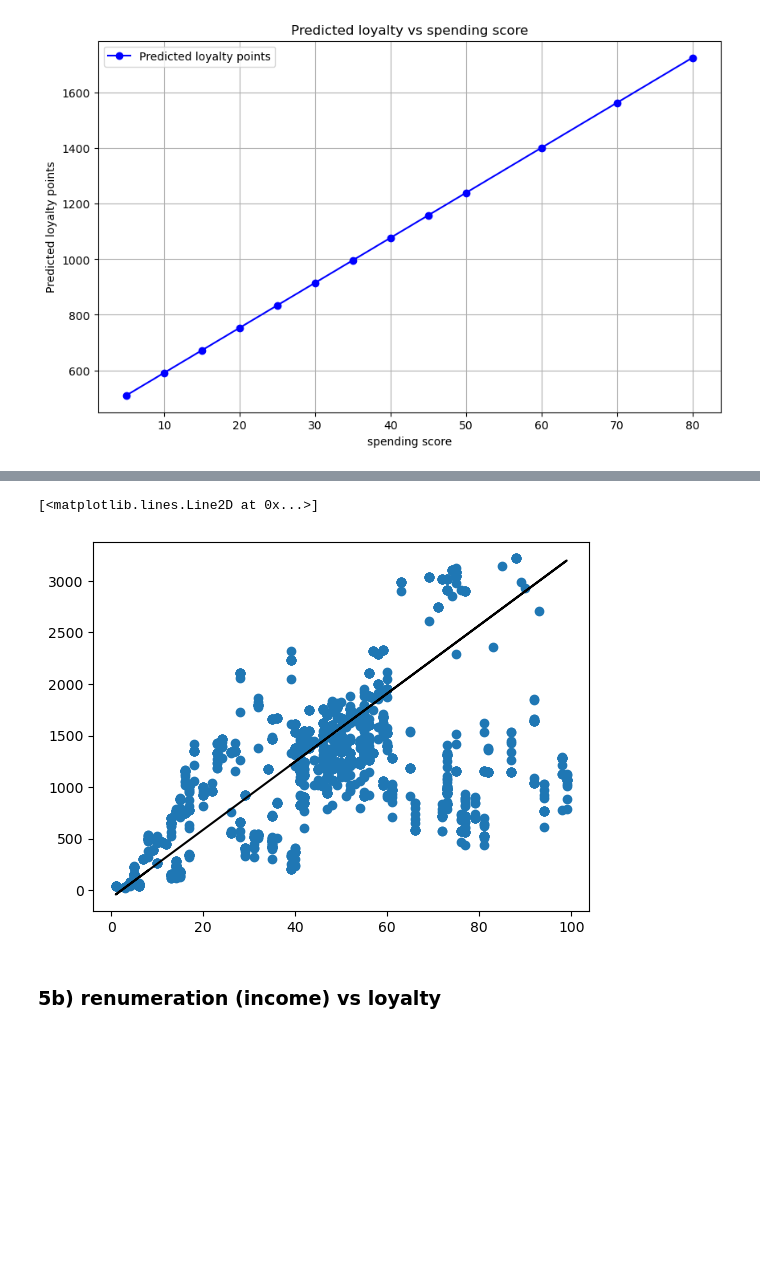
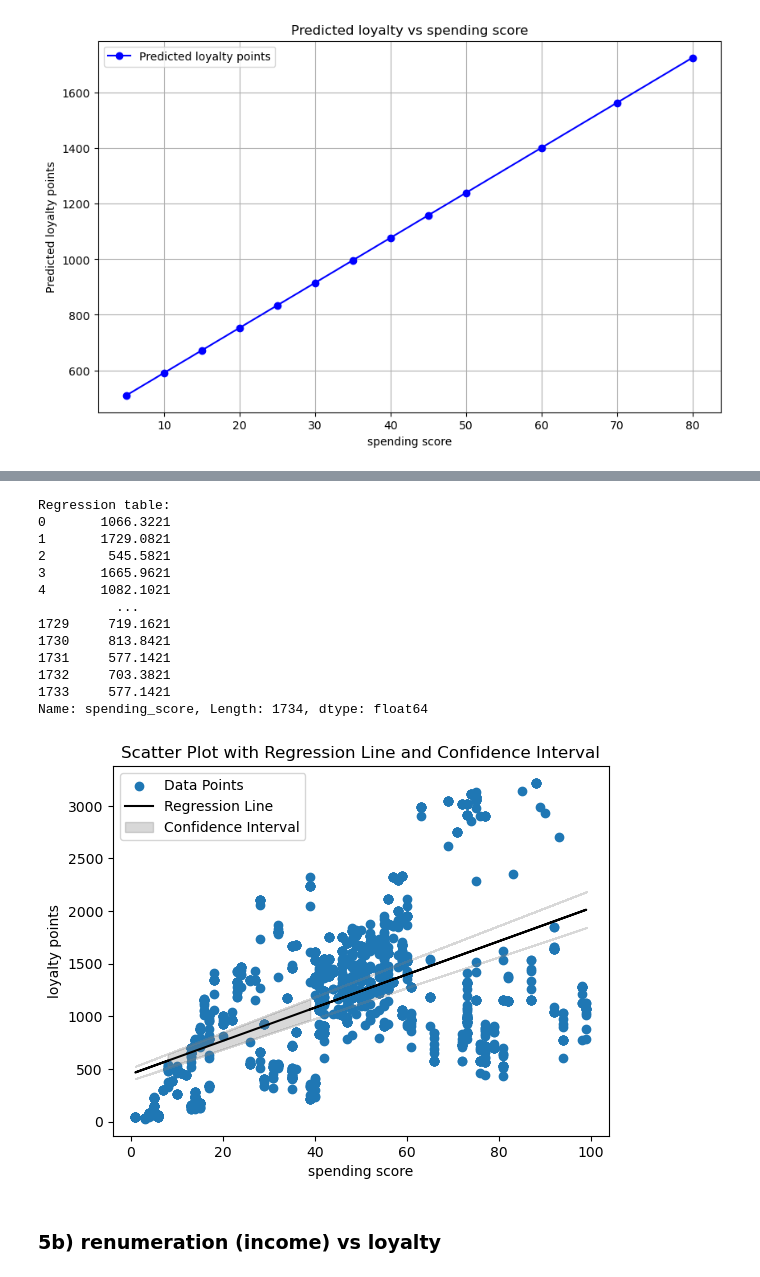
Before and after one commit to beata-faitli/Turtle-Games, a Jupyter notebook: Faitli_Beata_DA301_Assignment_Notebook.ipynb, the cells around one changed output, grey strips where cells are left out. Cells and saved outputs as stored; diff of their text form; code cells hidden in the pictures; blank space fills up the shorter version.

```diff
--- a/Faitli_Beata_DA301_Assignment_Notebook.ipynb
+++ b/Faitli_Beata_DA301_Assignment_Notebook.ipynb
@@ -758,13 +735,60 @@ print(regression_df1)
-# %%
-# Plot the graph with a regression line.
-# Plot the data points.
-plt.scatter(x, y)
-
-# Plot the line.
-plt.plot(x, regression_table, color='black')
-# %% [output]
-[<matplotlib.lines.Line2D at 0x...>]
-[figure, removed]
+# %%
+# using the OLS values create the OLS model manually with confidence intervals
+x1 = reviews['spending_score']
+y = reviews['loyalty_points']
+
+# Manually set the regression coefficients from the OLS output
+intercept = 450.9021
+slope = 15.7800
+intercept25 = 393.421
+intercept95 = 508.384
+
+# Manually set the confidence intervals for the slope
+slope_lower = 14.644
+slope_upper = 16.916
+
+# Generate predicted values using the regression equation and print the regression table
+predicted_y = intercept + slope * x1
+print('Regression table: ')
+print(predicted_y)
+
+# Calculate the confidence interval bounds for the regression line
+# Using the lower and upper confidence bounds for the slope
+lower_bound = intercept25 + slope_lower * x1
+upper_bound = intercept95 + slope_upper * x1
+
+# Plot the data points (scatter plot)
+plt.scatter(x1, y, label='Data Points')
+
+# Plot the regression line
+plt.plot(x1, predicted_y, color='black', label='Regression Line')
+
+# Plot the confidence interval as a shaded area
+plt.fill_between(x1, lower_bound, upper_bound, color='gray', alpha=0.3, label='Confidence Interval')
+
+# Add labels, title, and legend
+plt.xlabel('spending score')
+plt.ylabel('loyalty points')
+plt.title('Scatter Plot with Regression Line and Confidence Interval')
+plt.legend()
+
+# Show the plot
+plt.show()
+# %% [output]
+Regression table:
+0       1066.3221
+1       1729.0821
+2        545.5821
+3       1665.9621
+4       1082.1021
+          ...
+1729     719.1621
+1730     813.8421
+1731     577.1421
+1732     703.3821
+1733     577.1421
+Name: spending_score, Length: 1734, dtype: float64
+[figure, added]
 # %% [markdown]
 ### 5b) renumeration (income) vs loyalty
 # %%
```
Also changed, not shown: parts of 78 cells of this notebook.
